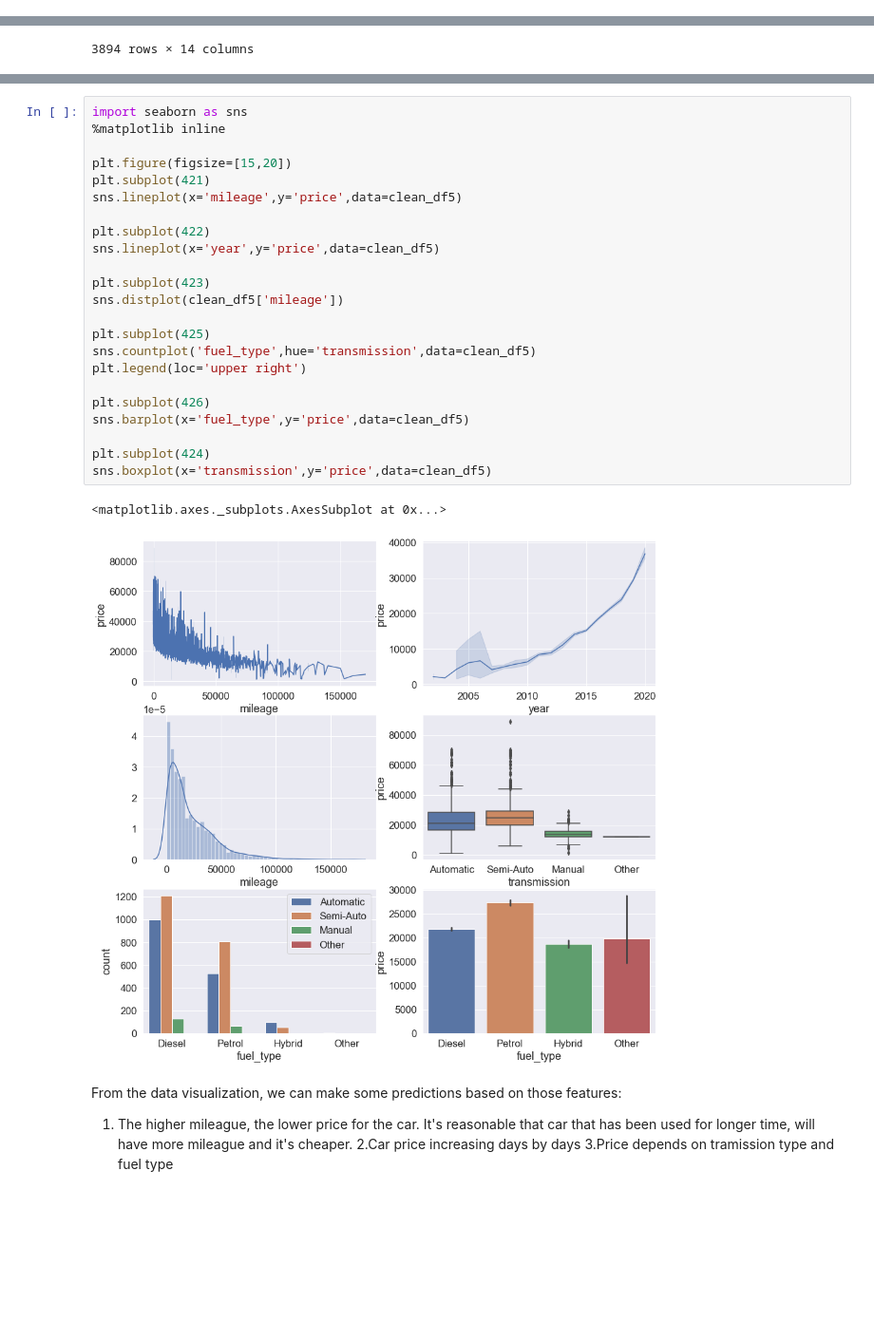
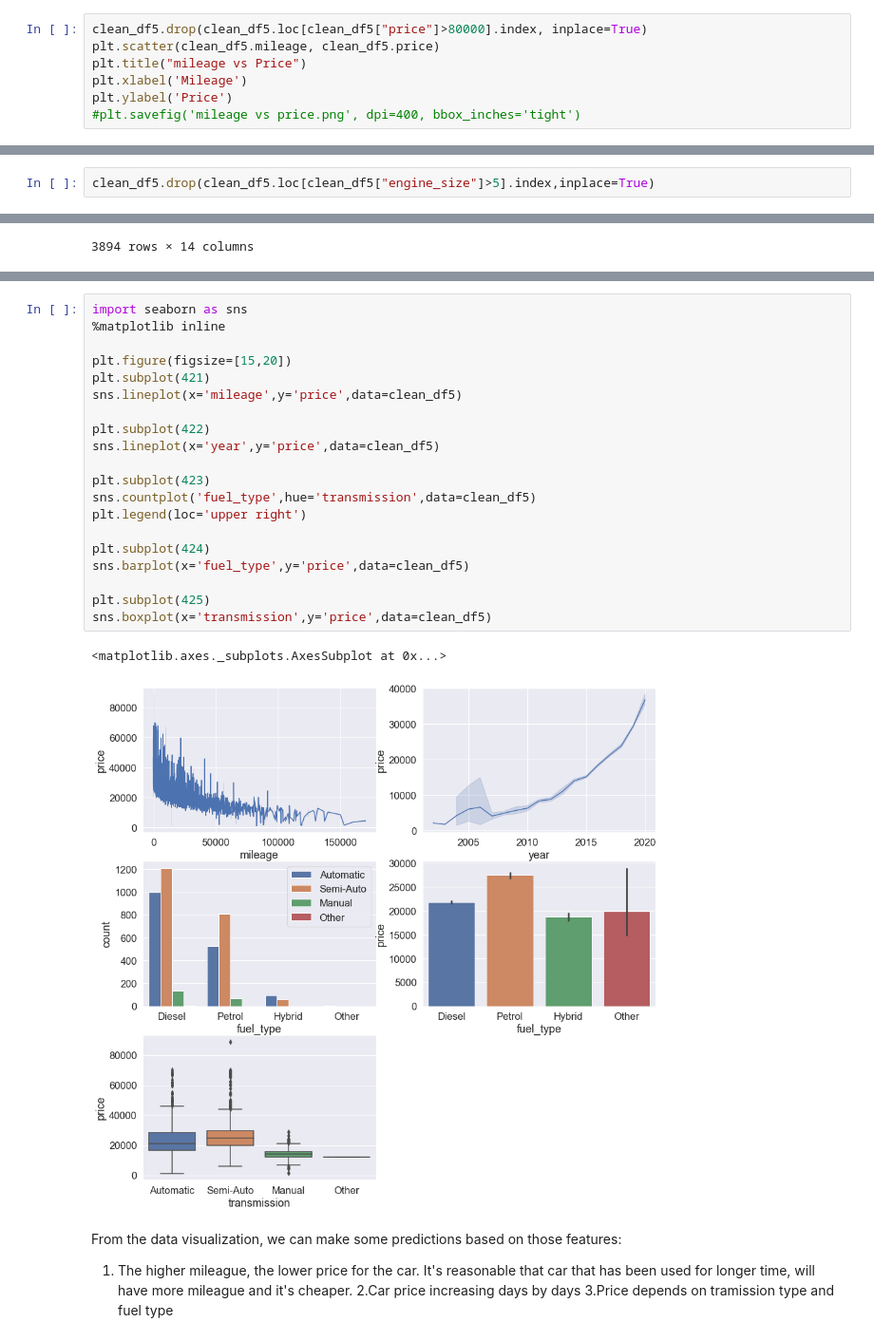
Before and after one commit to EmaTran/CSIS3290_GroupProject, a Jupyter notebook: MiniProject1/CSIS3290_MiniProject1.ipynb, the cells around one changed output, grey strips where cells are left out. Shown at 95% size. Drawn from its saved outputs; the diff is of its cells as text; blank space fills up the shorter version.

Commit message:
Part 4
More graph and comment

```diff
--- a/MiniProject1/CSIS3290_MiniProject1.ipynb
+++ b/MiniProject1/CSIS3290_MiniProject1.ipynb
@@ -728,0 +733,7 @@ Text(0.5, 1.0, 'Price vs Mileage count')
+# %%
+clean_df5.drop(clean_df5.loc[clean_df5["price"]>80000].index, inplace=True)
+plt.scatter(clean_df5.mileage, clean_df5.price)
+plt.title("mileage vs Price")
+plt.xlabel('Mileage')
+plt.ylabel('Price')
+#plt.savefig('mileage vs price.png', dpi=400, bbox_inches='tight')
@@ -742,0 +765,2 @@ Text(0.5, 1.0, 'Price vs Engine Size')
+# %%
+clean_df5.drop(clean_df5.loc[clean_df5["engine_size"]>5].index,inplace=True)
@@ -843,29 +885,26 @@ clean_df5.describe()
 # %%
 import seaborn as sns
 %matplotlib inline
 
 plt.figure(figsize=[15,20])
 plt.subplot(421)
 sns.lineplot(x='mileage',y='price',data=clean_df5)
 
 plt.subplot(422)
 sns.lineplot(x='year',y='price',data=clean_df5)
 
 plt.subplot(423)
-sns.distplot(clean_df5['mileage'])
-
-plt.subplot(425)
 sns.countplot('fuel_type',hue='transmission',data=clean_df5)
 plt.legend(loc='upper right')
 
-plt.subplot(426)
+plt.subplot(424)
 sns.barplot(x='fuel_type',y='price',data=clean_df5)
 
-plt.subplot(424)
+plt.subplot(425)
 sns.boxplot(x='transmission',y='price',data=clean_df5)
 # %% [output]
 <matplotlib.axes._subplots.AxesSubplot at 0x...>
-[figure, old version]
+[figure, new version]
 # %% [markdown]
 From the data visualization, we can make some predictions based on those features:
 1. The higher mileague, the lower price for the car. It's reasonable that car that has been used for longer time, will have more mileague and it's cheaper.
```
Also changed, not shown: parts of 14 cells of this notebook.
